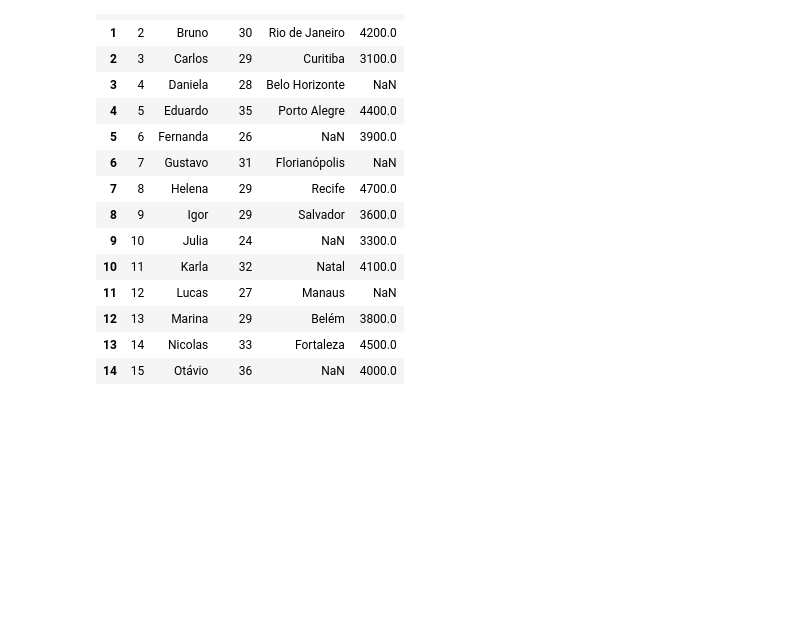
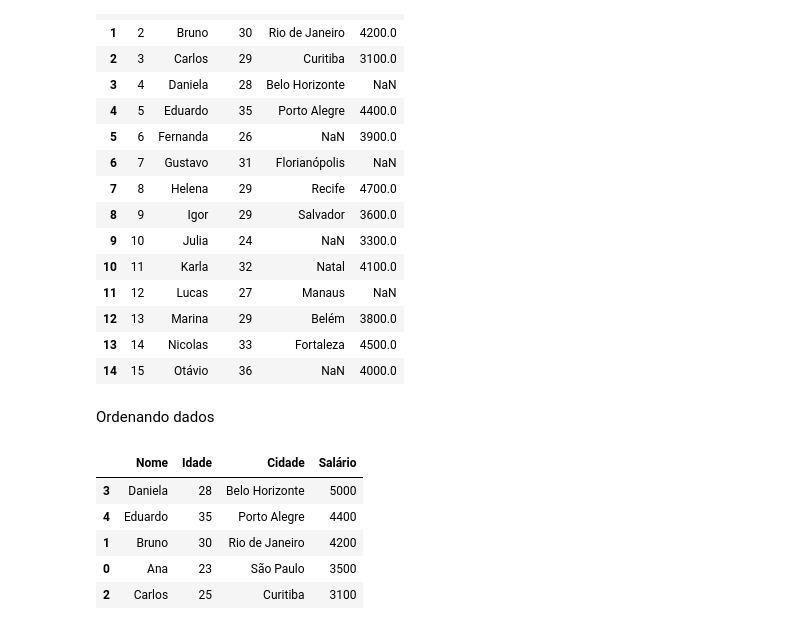
Before and after one commit to isaqkee/testePandas, a Jupyter notebook: pandas.ipynb, the cells around one changed output. Cells and saved outputs as stored; diff of their text form; code cells hidden in the pictures; blank space fills up the shorter version.

Commit message:
Ordenando dados com sort_values

```diff
--- a/pandas.ipynb
+++ b/pandas.ipynb
@@ -300,3 +300,16 @@ df
 | 12 | 13 | Marina | 29 | Belém | 3800.0 |
 | 13 | 14 | Nicolas | 33 | Fortaleza | 4500.0 |
 | 14 | 15 | Otávio | 36 | NaN | 4000.0 |
+# %%
+df = pd.read_csv('teste.csv')
+# %% [markdown]
+Ordenando dados
+# %%
+df.sort_values(by='Salário', ascending=False)
+# %% [output]
+|  | Nome | Idade | Cidade | Salário |
+| 3 | Daniela | 28 | Belo Horizonte | 5000 |
+| 4 | Eduardo | 35 | Porto Alegre | 4400 |
+| 1 | Bruno | 30 | Rio de Janeiro | 4200 |
+| 0 | Ana | 23 | São Paulo | 3500 |
+| 2 | Carlos | 25 | Curitiba | 3100 |
```
Also changed, not shown: parts of 1 cell of this notebook.
